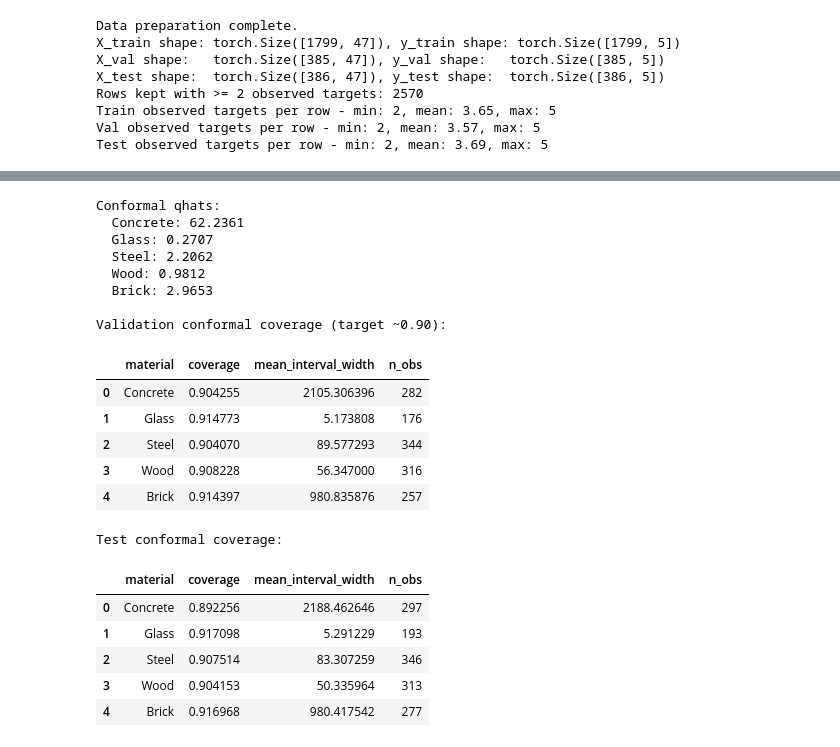
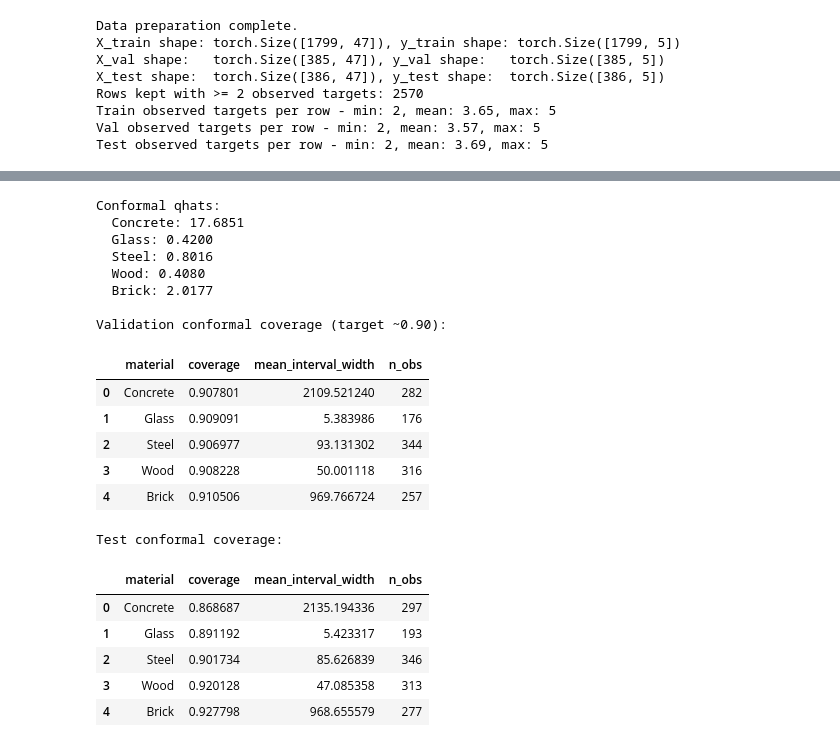
Before and after one commit to City-Syntax/material-intensity, a Jupyter notebook: prediction_model.ipynb, the cells around one changed output, grey strips where cells are left out. Saved outputs shown, nothing was run; the diff lists cells and outputs as text; code cells hidden in the pictures.

```diff
--- a/prediction_model.ipynb
+++ b/prediction_model.ipynb
@@ -589,6 +676,7 @@ def fit_conformal_qhats(
     y_calib_raw_df,
     alpha=0.10,
     structure_dim: int = 1,
+    target_transformers=None,
 ):
     """
     Split-conformal calibration on val set using CQR nonconformity scores.
@@ -597,8 +685,12 @@ def fit_conformal_qhats(
     Note: scores can be negative if y_i lies well inside [q_lo, q_hi], which enables
     interval shrinking when appropriate.
     """
-    # predict_material_ranges already applies expm1, so these are in physical units (kg/m^3).
-    base_pred = predict_material_ranges(model, X_calib_tensor, structure_dim=structure_dim)
+    base_pred = predict_material_ranges(
+        model,
+        X_calib_tensor,
+        structure_dim=structure_dim,
+        target_transformers=target_transformers,
+    )
     qhats = {}
 
     for material in y_cols:
@@ -612,7 +704,6 @@ def fit_conformal_qhats(
         hi = base_pred[material]["p95"][mask]
         yv = y_obs[mask]
 
-        # True CQR conformity score (can be negative; do not clip).
         scores = np.maximum(lo - yv, yv - hi)
 
         n = scores.shape[0]
@@ -629,11 +720,13 @@ def evaluate_conformal_coverage(
     y_raw_df,
     qhats,
     structure_dim: int,
+    target_transformers=None,
 ):
     pred = predict_material_ranges(
         model,
         X_tensor,
         structure_dim=structure_dim,
+        target_transformers=target_transformers,
         conformal_qhats=qhats,
     )
     rows = []
@@ -671,13 +764,13 @@ def evaluate_conformal_coverage(
     return pd.DataFrame(rows)
 
 
-# Fit qhats on validation set, evaluate on val/test
 conformal_qhats = fit_conformal_qhats(
     model,
     data["X_val"],
     data["y_val_raw_df"],
     alpha=0.10,
     structure_dim=data["structure_dim"],
+    target_transformers=data.get("target_transformers"),
 )
 print("Conformal qhats:")
 for k, v in conformal_qhats.items():
@@ -689,49 +782,50 @@ val_cov = evaluate_conformal_coverage(
     data["y_val_raw_df"],
     conformal_qhats,
     structure_dim=data["structure_dim"],
+    target_transformers=data.get("target_transformers"),
 )
 test_cov = evaluate_conformal_coverage(
     model,
     data["X_test"],
     data["y_test_raw_df"],
     conformal_qhats,
     structure_dim=data["structure_dim"],
+    target_transformers=data.get("target_transformers"),
 )
 
 print("\nValidation conformal coverage (target ~0.90):")
 display(val_cov)
 print("\nTest conformal coverage:")
 display(test_cov)
 
-# store for downstream cells
 conformal_bundle = {
     "alpha": 0.10,
     "qhats": conformal_qhats,
     "val_coverage": val_cov,
     "test_coverage": test_cov,
 }
 # %% [output]
 Conformal qhats:
-  Concrete: 62.2361
-  Glass: 0.2707
-  Steel: 2.2062
-  Wood: 0.9812
-  Brick: 2.9653
+  Concrete: 17.6851
+  Glass: 0.4200
+  Steel: 0.8016
+  Wood: 0.4080
+  Brick: 2.0177
 
 Validation conformal coverage (target ~0.90):
 |  | material | coverage | mean_interval_width | n_obs |
-| 0 | Concrete | 0.904255 | 2105.306396 | 282 |
-| 1 | Glass | 0.914773 | 5.173808 | 176 |
-| 2 | Steel | 0.904070 | 89.577293 | 344 |
-| 3 | Wood | 0.908228 | 56.347000 | 316 |
-| 4 | Brick | 0.914397 | 980.835876 | 257 |
+| 0 | Concrete | 0.907801 | 2109.521240 | 282 |
+| 1 | Glass | 0.909091 | 5.383986 | 176 |
+| 2 | Steel | 0.906977 | 93.131302 | 344 |
+| 3 | Wood | 0.908228 | 50.001118 | 316 |
+| 4 | Brick | 0.910506 | 969.766724 | 257 |
 Test conformal coverage:
 |  | material | coverage | mean_interval_width | n_obs |
-| 0 | Concrete | 0.892256 | 2188.462646 | 297 |
-| 1 | Glass | 0.917098 | 5.291229 | 193 |
-| 2 | Steel | 0.907514 | 83.307259 | 346 |
-| 3 | Wood | 0.904153 | 50.335964 | 313 |
-| 4 | Brick | 0.916968 | 980.417542 | 277 |
+| 0 | Concrete | 0.868687 | 2135.194336 | 297 |
+| 1 | Glass | 0.891192 | 5.423317 | 193 |
+| 2 | Steel | 0.901734 | 85.626839 | 346 |
+| 3 | Wood | 0.920128 | 47.085358 | 313 |
+| 4 | Brick | 0.927798 | 968.655579 | 277 |
 # %%
 import matplotlib.pyplot as plt
 
```
Also changed, not shown: parts of 10 cells of this notebook, 7 other files.
